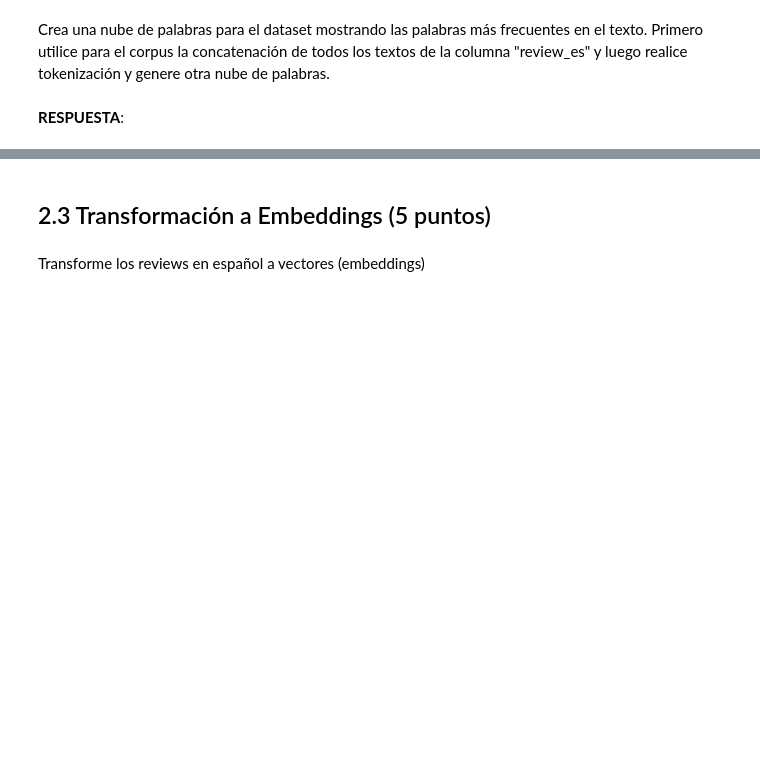
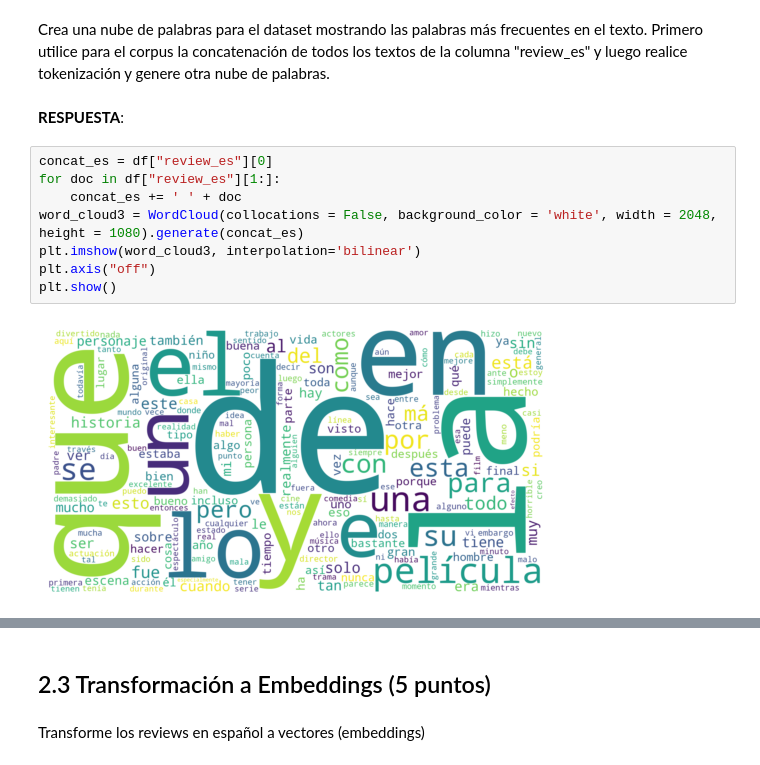
Before and after one commit to Larraguibel/NLP-projects, a Jupyter notebook: Tarea-1/T1_Vergara_Briones_Ignacio.ipynb (2).ipynb, the cells around one changed output, grey strips where cells are left out. Drawn from its saved outputs; the diff is of its cells as text; blank space fills up the shorter version.

```diff
--- a/Tarea-1/T1_Vergara_Briones_Ignacio.ipynb (2).ipynb
+++ b/Tarea-1/T1_Vergara_Briones_Ignacio.ipynb (2).ipynb
@@ -239,3 +370,13 @@ Vea la distribución del número de palabras mediante un gráfico
 Crea una nube de palabras para el dataset mostrando las palabras más frecuentes en el texto. Primero utilice para el corpus la concatenación de todos los textos de la columna "review_es" y luego realice tokenización y genere otra nube de palabras.
 # %% [markdown]
 **RESPUESTA**:
+# %%
+concat_es = df["review_es"][0]
+for doc in df["review_es"][1:]:
+    concat_es += ' ' + doc
+word_cloud3 = WordCloud(collocations = False, background_color = 'white', width = 2048, height = 1080).generate(concat_es)
+plt.imshow(word_cloud3, interpolation='bilinear')
+plt.axis("off")
+plt.show()
+# %% [output]
+[figure, added]
```
Also changed, not shown: parts of 26 cells of this notebook.
